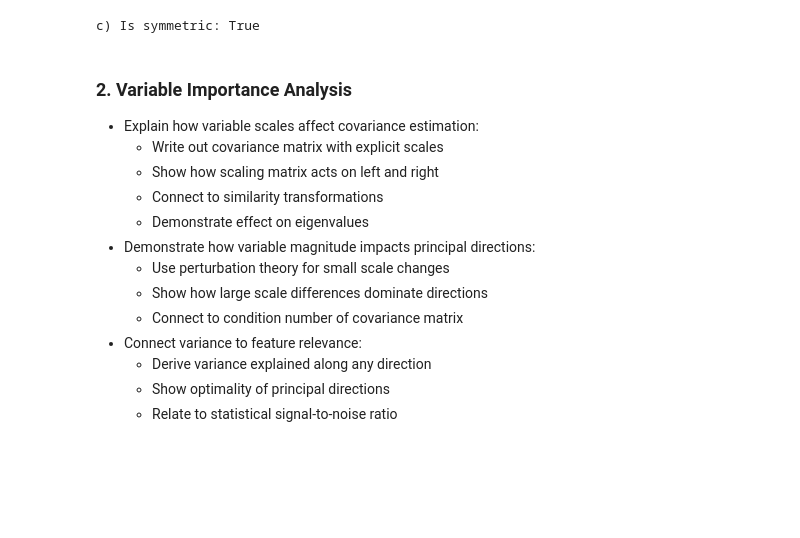
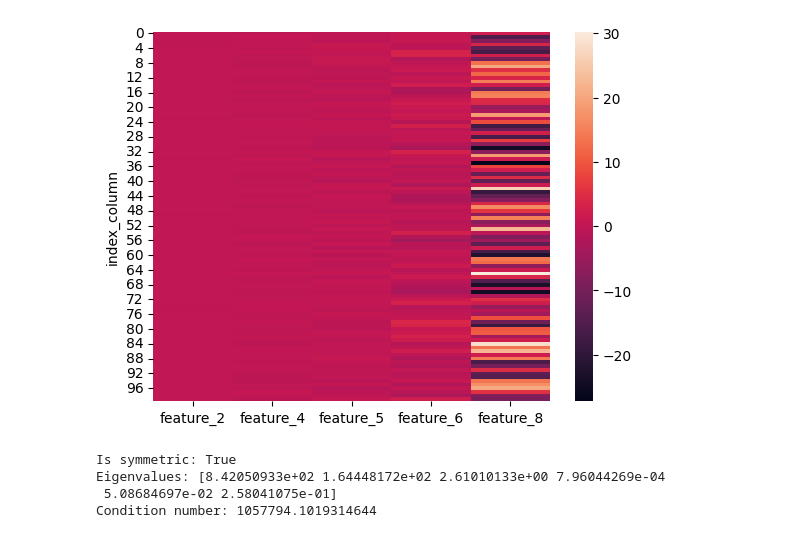
Before and after one commit to JoeCool-Engineer/project-1, a Jupyter notebook: sensor_data.ipynb, the cells around one changed output. Drawn from its saved outputs; the diff is of its cells as text; code cells hidden in the pictures; blank space fills up the shorter version.

```diff
--- a/sensor_data.ipynb
+++ b/sensor_data.ipynb
@@ -31,0 +111,33 @@ statistical properties.
+# %%
+# Generate random list of integers
+random_integer_list = random_rows(n_samples, minimum_value, maximum_value)
+row_sorted = sorted(random_integer_list)
+
+selected_rows = sensor_df.iloc[row_sorted]
+
+#Create a new dataframe with the selected rows
+s_df = pd.DataFrame(selected_rows)
+#Save the sample dataframe to a csv file
+s_df.to_csv('datasets/sample_data.csv', index=False)
+
+#Read from new sample CSV file
+s_filename = 'datasets/sample_data.csv'
+sample_df = pd.read_csv(s_filename)
+
+sample_mean = sample_df.select_dtypes(include='number').mean()
+df_centered = sample_df.select_dtypes(include='number') - sample_mean
+
+pairplot = sns.pairplot(df_centered, kind='reg', diag_kws={'color':'red'}, plot_kws={'line_kws':{'color':'green'}})
+
+for i, j in zip(*np.triu_indices_from(pairplot.axes, 1)):
+    ax_centered = pairplot.axes[i, j]
+    # Add vertical line at mean of x-axis
+    ax_centered.axvline(mean_data[j], color='r', linestyle='--')
+    # Add horizontal line at mean of y-axis
+    #ax_centered.axhline(means_centered[i], color='r', linestyle='--')
+plt.show(pairplot)
+
+df_centered_corr = df_centered.corr()
+#data_to_plot = df_centered_corr.iloc[:-1, :-1] # Excluding the last row and column as they are not needed
+heatmap_corr = sns.heatmap(df_centered_corr, cmap='RdBu', annot=True, square=True, fmt=".2f")
+plt.show(heatmap_corr)
@@ -32,28 +151,20 @@ statistical properties.
+# %%
+df_centered['index_column'] = range(len(df_centered))
+sensor_df_heatmap = df_centered.set_index('index_column') # Set the new index as the index
+heatmap = sns.heatmap(sensor_df_heatmap)
+plt.show(heatmap)
+# %% [output]
+[figure, added]
 # %%
-pd.options.display.max_rows = 6     # display 6 rows
-sensor_df = pd.read_csv('datasets/sensor_readings.csv')
-
-#print(sensor_df) # print the entire dataframe
-#print(sensor_df.head()) # print the first 5 rows
-
-cov = np.cov(sensor_df.T)
+# Calculate the covariance matrix of the centered data
+cov = np.cov(df_centered.T)
 #print(cov)
-print(f"c) Is symmetric: {np.allclose(cov, cov.T)}")
-#eigenvals = np.linalg.eigvals(cov)
+print(f"Is symmetric: {np.allclose(cov, cov.T)}")
+eigenvals = np.linalg.eigvals(cov)
+print(f"Eigenvalues: {eigenvals}")
+print(f"Condition number: {np.linalg.cond(cov)}")
 # %% [output]
-c) Is symmetric: True
+Is symmetric: True
+Eigenvalues: [8.42050933e+02 1.64448172e+02 2.61010133e+00 7.96044269e-04
+ 5.08684697e-02 2.58041075e-01]
+Condition number: 1057794.1019314644
-# %% [markdown]
-### 2. Variable Importance Analysis
-* Explain how variable scales affect covariance estimation:
-    * Write out covariance matrix with explicit scales
-    * Show how scaling matrix acts on left and right
-    * Connect to similarity transformations
-    * Demonstrate effect on eigenvalues
-* Demonstrate how variable magnitude impacts principal directions:
-    * Use perturbation theory for small scale changes
-    * Show how large scale differences dominate directions
-    * Connect to condition number of covariance matrix
-* Connect variance to feature relevance:
-    * Derive variance explained along any direction
-    * Show optimality of principal directions
-    * Relate to statistical signal-to-noise ratio
```
Also changed, not shown: parts of 13 cells of this notebook, 5 other files.
